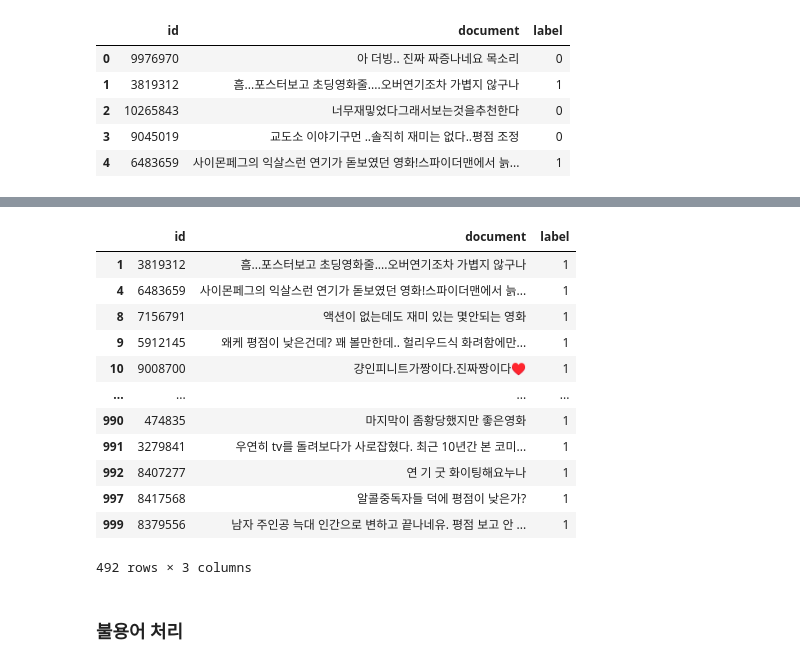
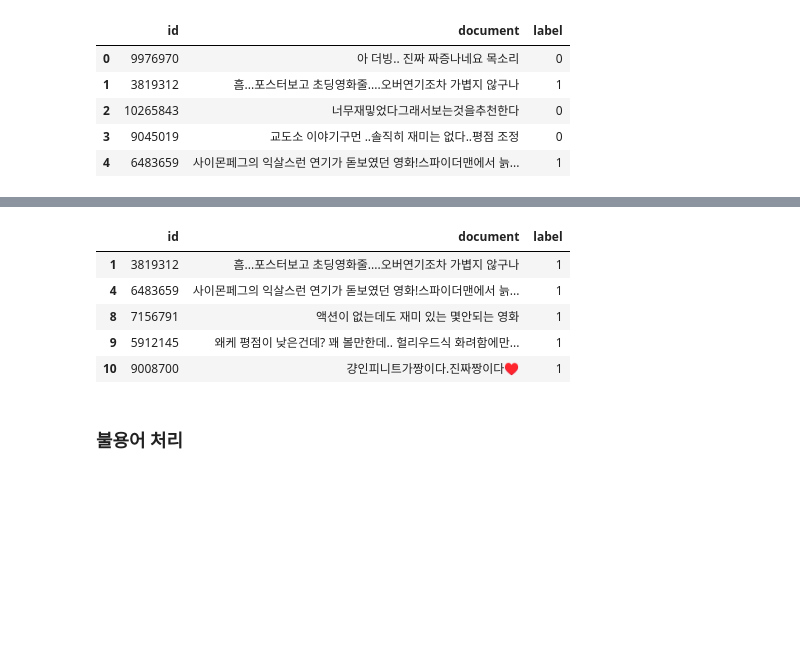
Before and after one commit to aabchyein/study_data_analystics, a Jupyter notebook: codes/NLP/navermovierating_mechinelearning_quest.ipynb, the cells around one changed output, grey strips where cells are left out. Saved outputs shown, nothing was run; the diff lists cells and outputs as text; code cells hidden in the pictures; blank space fills up the shorter version.

```diff
--- a/codes/NLP/navermovierating_mechinelearning_quest.ipynb
+++ b/codes/NLP/navermovierating_mechinelearning_quest.ipynb
@@ -55,20 +50,13 @@ df_nagative
 # %%
 df_positive = df_naver_movie_comments.loc[df_naver_movie_comments['label'] == 1]
-df_positive
+df_positive[:5]
 # %% [output]
 |  | id | document | label |
 | 1 | 3819312 | 흠...포스터보고 초딩영화줄....오버연기조차 가볍지 않구나 | 1 |
 | 4 | 6483659 | 사이몬페그의 익살스런 연기가 돋보였던 영화!스파이더맨에서 늙... | 1 |
 | 8 | 7156791 | 액션이 없는데도 재미 있는 몇안되는 영화 | 1 |
 | 9 | 5912145 | 왜케 평점이 낮은건데? 꽤 볼만한데.. 헐리우드식 화려함에만... | 1 |
 | 10 | 9008700 | 걍인피니트가짱이다.진짜짱이다♥ | 1 |
-| ... | ... | ... | ... |
-| 990 | 474835 | 마지막이 좀황당했지만 좋은영화 | 1 |
-| 991 | 3279841 | 우연히 tv를 돌려보다가 사로잡혔다. 최근 10년간 본 코미... | 1 |
-| 992 | 8407277 | 연 기 굿 화이팅해요누나 | 1 |
-| 997 | 8417568 | 알콜중독자들 덕에 평점이 낮은가? | 1 |
-| 999 | 8379556 | 남자 주인공 늑대 인간으로 변하고 끝나네유. 평점 보고 안 ... | 1 |
-492 rows × 3 columns
 # %%
 negative_list = list(df_nagative['document'])
 # %%
```
Also changed, not shown: parts of 4 cells of this notebook.
